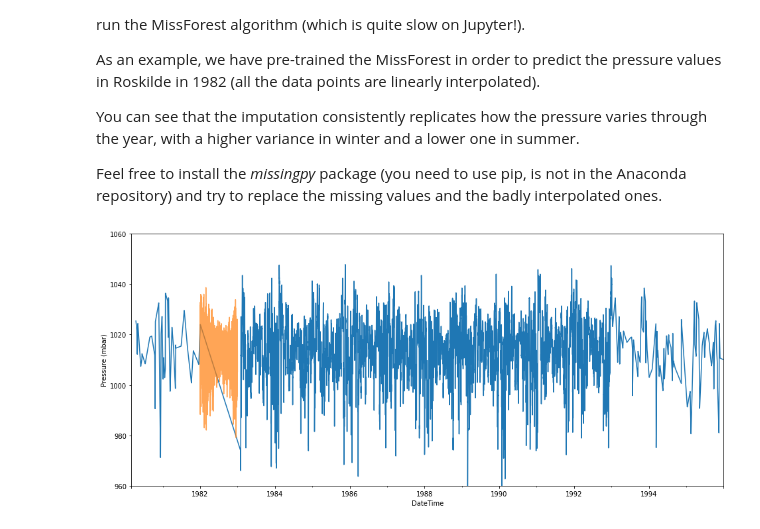
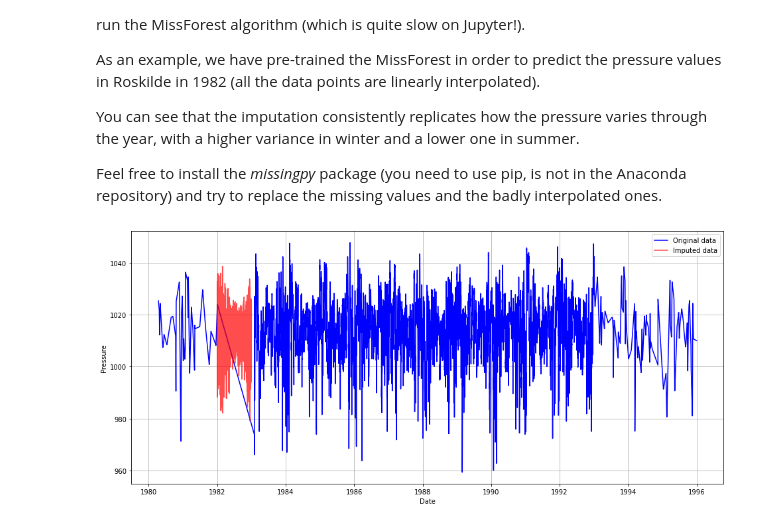
Before and after one commit to UCL-ELEC0136/2-data-processing-lorenzobonito, a Jupyter notebook: 2-data-processing.ipynb, the cells around one changed output. Drawn from its saved outputs; the diff is of its cells as text; code cells hidden in the pictures.

```diff
--- a/2-data-processing.ipynb
+++ b/2-data-processing.ipynb
@@ -859,11 +857,13 @@ Feel free to install the *missingpy* package (you need to use pip, is not in the
 df_Esbjerg_imputed = pd.read_pickle('./weather-data/weather_Esbjerg_imputed.pkl')
 # %%
 plt.figure(figsize=(16, 7))
-df_resampled['Esbjerg'].loc['1980-03-01 10:00:00':'1995-12-31 23:00:00','Pressure'].plot()
-df_Esbjerg_imputed.loc['1982-01-01 00:00:00':'1982-12-31 23:00:00','Pressure'].plot(alpha=0.7)
+plt.plot(df_resampled['Esbjerg'].loc['1980-03-01 10:00:00':'1995-12-31 23:00:00','Pressure'], label='Original data',  c='b')
+plt.plot(df_Esbjerg_imputed.loc['1982-01-01 00:00:00':'1982-12-31 23:00:00','Pressure'], label='Imputed data',  c='r', alpha=0.7)
 
-plt.ylim([960, 1060])
-plt.ylabel('Pressure (mbar)')
+plt.xlabel('Date')
+plt.ylabel('Pressure')
+plt.grid()
+plt.legend()
 plt.show()
 # %% [output]
-[figure, old version]
+[figure, new version]
```
Also changed, not shown: parts of 1 cell of this notebook.
